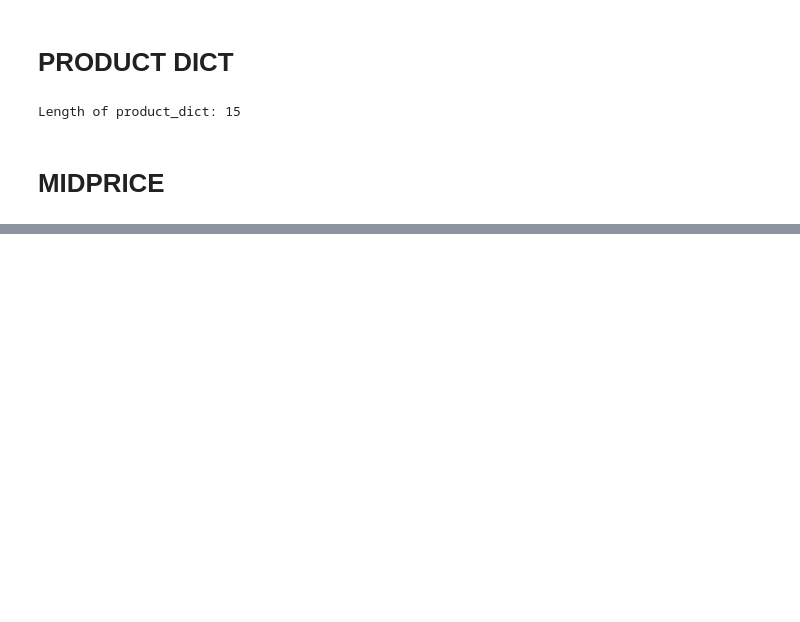
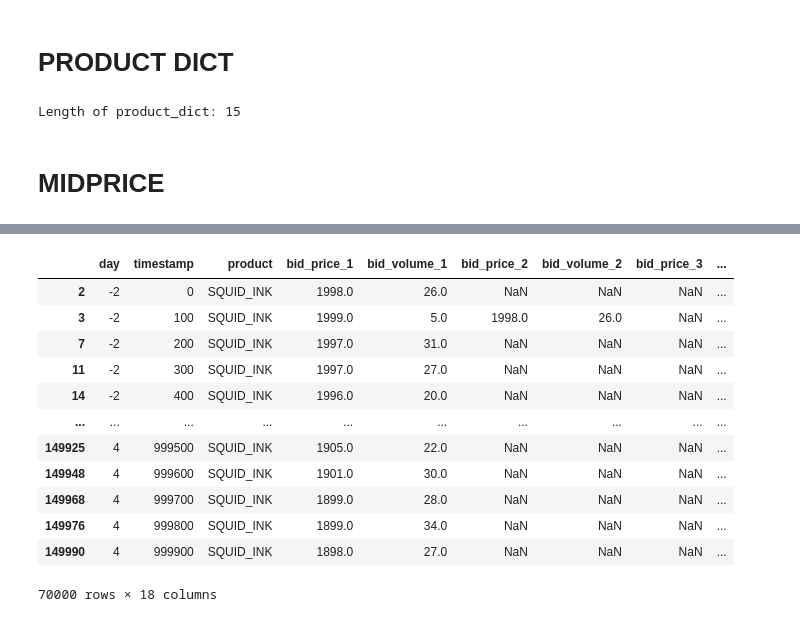
Before and after one commit to shank959/prosperity-imc25, a Jupyter notebook: rounds/round5/eda/round5_eda.ipynb, the cells around one changed output, grey strips where cells are left out. Saved outputs shown, nothing was run; the diff lists cells and outputs as text; code cells hidden in the pictures; blank space fills up the shorter version.

```diff
--- a/rounds/round5/eda/round5_eda.ipynb
+++ b/rounds/round5/eda/round5_eda.ipynb
@@ -153,0 +205,16 @@ plt.show()
+# %%
+product_dict["SQUID_INK"]["order_book"]
+# %% [output]
+|  | day | timestamp | product | bid_price_1 | bid_volume_1 | bid_price_2 | bid_volume_2 | bid_price_3 | ... |
+| 2 | -2 | 0 | SQUID_INK | 1998.0 | 26.0 | NaN | NaN | NaN | ... |
+| 3 | -2 | 100 | SQUID_INK | 1999.0 | 5.0 | 1998.0 | 26.0 | NaN | ... |
+| 7 | -2 | 200 | SQUID_INK | 1997.0 | 31.0 | NaN | NaN | NaN | ... |
+| 11 | -2 | 300 | SQUID_INK | 1997.0 | 27.0 | NaN | NaN | NaN | ... |
+| 14 | -2 | 400 | SQUID_INK | 1996.0 | 20.0 | NaN | NaN | NaN | ... |
+| ... | ... | ... | ... | ... | ... | ... | ... | ... | ... |
+| 149925 | 4 | 999500 | SQUID_INK | 1905.0 | 22.0 | NaN | NaN | NaN | ... |
+| 149948 | 4 | 999600 | SQUID_INK | 1901.0 | 30.0 | NaN | NaN | NaN | ... |
+| 149968 | 4 | 999700 | SQUID_INK | 1899.0 | 28.0 | NaN | NaN | NaN | ... |
+| 149976 | 4 | 999800 | SQUID_INK | 1899.0 | 34.0 | NaN | NaN | NaN | ... |
+| 149990 | 4 | 999900 | SQUID_INK | 1898.0 | 27.0 | NaN | NaN | NaN | ... |
+70000 rows × 18 columns
```
Also changed, not shown: parts of 5 cells of this notebook, 3 other files.
